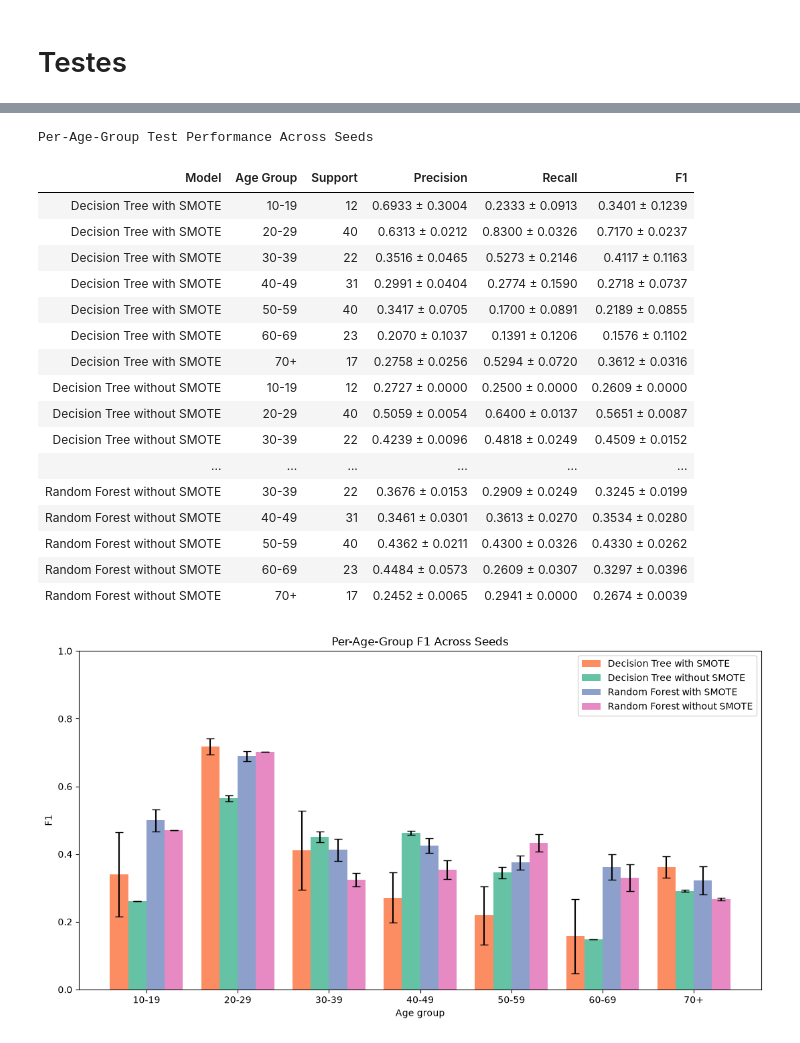
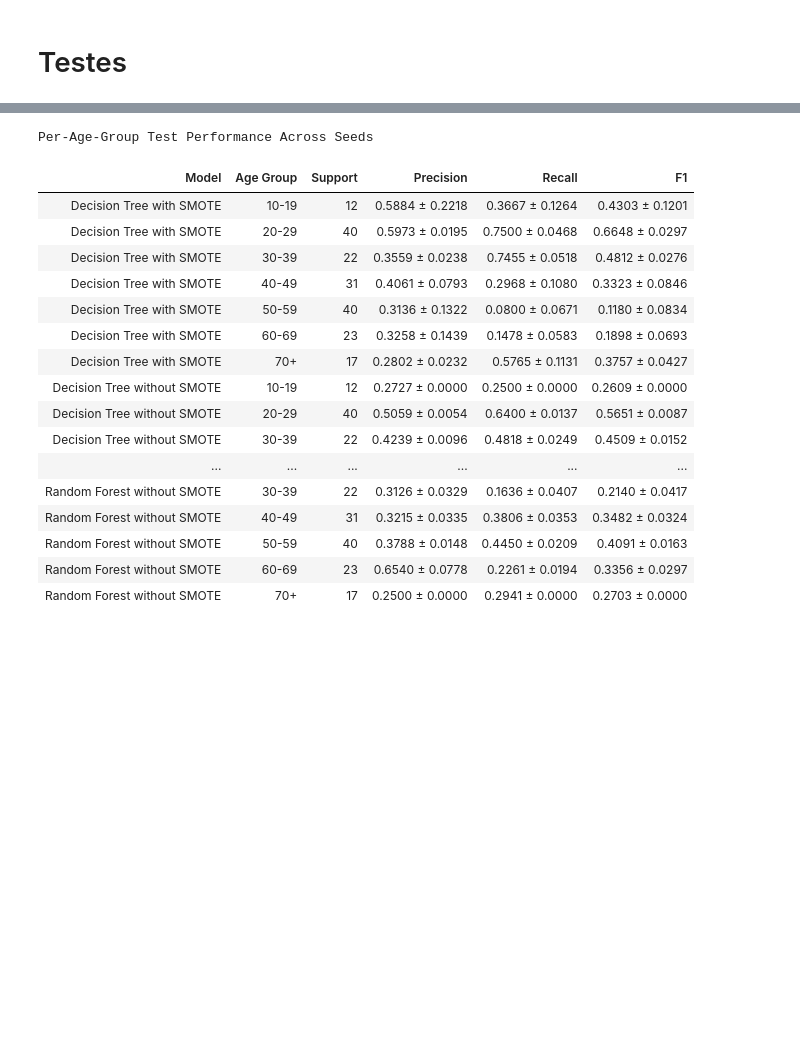
Before and after one commit to gabdumal/data_mining, a Jupyter notebook: assignment_7/test_display.ipynb, the cells around one changed output, grey strips where cells are left out. Drawn from its saved outputs; the diff is of its cells as text; code cells hidden in the pictures; blank space fills up the shorter version.

```diff
--- a/assignment_7/test_display.ipynb
+++ b/assignment_7/test_display.ipynb
@@ -109,34 +105,31 @@ Decision Tree with SMOTE — Mean Confusion Matrix
 # %%
 per_age_group_results = prepare_per_age_group_test_metrics(
     classification_model_results,
     classification_target_data_for_test,
 )
 
 per_age_group_summary = prepare_per_age_group_summary(
     per_age_group_results,
 )
 
 display_per_age_group_summary(per_age_group_summary)
-
-plot_per_age_group_f1(per_age_group_summary)
 # %% [output]
 Per-Age-Group Test Performance Across Seeds
 | Model | Age Group | Support | Precision | Recall | F1 |
-| Decision Tree with SMOTE | 10-19 | 12 | 0.6933 ± 0.3004 | 0.2333 ± 0.0913 | 0.3401 ± 0.1239 |
-| Decision Tree with SMOTE | 20-29 | 40 | 0.6313 ± 0.0212 | 0.8300 ± 0.0326 | 0.7170 ± 0.0237 |
-| Decision Tree with SMOTE | 30-39 | 22 | 0.3516 ± 0.0465 | 0.5273 ± 0.2146 | 0.4117 ± 0.1163 |
-| Decision Tree with SMOTE | 40-49 | 31 | 0.2991 ± 0.0404 | 0.2774 ± 0.1590 | 0.2718 ± 0.0737 |
-| Decision Tree with SMOTE | 50-59 | 40 | 0.3417 ± 0.0705 | 0.1700 ± 0.0891 | 0.2189 ± 0.0855 |
-| Decision Tree with SMOTE | 60-69 | 23 | 0.2070 ± 0.1037 | 0.1391 ± 0.1206 | 0.1576 ± 0.1102 |
-| Decision Tree with SMOTE | 70+ | 17 | 0.2758 ± 0.0256 | 0.5294 ± 0.0720 | 0.3612 ± 0.0316 |
+| Decision Tree with SMOTE | 10-19 | 12 | 0.5884 ± 0.2218 | 0.3667 ± 0.1264 | 0.4303 ± 0.1201 |
+| Decision Tree with SMOTE | 20-29 | 40 | 0.5973 ± 0.0195 | 0.7500 ± 0.0468 | 0.6648 ± 0.0297 |
+| Decision Tree with SMOTE | 30-39 | 22 | 0.3559 ± 0.0238 | 0.7455 ± 0.0518 | 0.4812 ± 0.0276 |
+| Decision Tree with SMOTE | 40-49 | 31 | 0.4061 ± 0.0793 | 0.2968 ± 0.1080 | 0.3323 ± 0.0846 |
+| Decision Tree with SMOTE | 50-59 | 40 | 0.3136 ± 0.1322 | 0.0800 ± 0.0671 | 0.1180 ± 0.0834 |
+| Decision Tree with SMOTE | 60-69 | 23 | 0.3258 ± 0.1439 | 0.1478 ± 0.0583 | 0.1898 ± 0.0693 |
+| Decision Tree with SMOTE | 70+ | 17 | 0.2802 ± 0.0232 | 0.5765 ± 0.1131 | 0.3757 ± 0.0427 |
 | Decision Tree without SMOTE | 10-19 | 12 | 0.2727 ± 0.0000 | 0.2500 ± 0.0000 | 0.2609 ± 0.0000 |
 | Decision Tree without SMOTE | 20-29 | 40 | 0.5059 ± 0.0054 | 0.6400 ± 0.0137 | 0.5651 ± 0.0087 |
 | Decision Tree without SMOTE | 30-39 | 22 | 0.4239 ± 0.0096 | 0.4818 ± 0.0249 | 0.4509 ± 0.0152 |
 | ... | ... | ... | ... | ... | ... |
-| Random Forest without SMOTE | 30-39 | 22 | 0.3676 ± 0.0153 | 0.2909 ± 0.0249 | 0.3245 ± 0.0199 |
-| Random Forest without SMOTE | 40-49 | 31 | 0.3461 ± 0.0301 | 0.3613 ± 0.0270 | 0.3534 ± 0.0280 |
-| Random Forest without SMOTE | 50-59 | 40 | 0.4362 ± 0.0211 | 0.4300 ± 0.0326 | 0.4330 ± 0.0262 |
-| Random Forest without SMOTE | 60-69 | 23 | 0.4484 ± 0.0573 | 0.2609 ± 0.0307 | 0.3297 ± 0.0396 |
-| Random Forest without SMOTE | 70+ | 17 | 0.2452 ± 0.0065 | 0.2941 ± 0.0000 | 0.2674 ± 0.0039 |
+| Random Forest without SMOTE | 30-39 | 22 | 0.3126 ± 0.0329 | 0.1636 ± 0.0407 | 0.2140 ± 0.0417 |
+| Random Forest without SMOTE | 40-49 | 31 | 0.3215 ± 0.0335 | 0.3806 ± 0.0353 | 0.3482 ± 0.0324 |
+| Random Forest without SMOTE | 50-59 | 40 | 0.3788 ± 0.0148 | 0.4450 ± 0.0209 | 0.4091 ± 0.0163 |
+| Random Forest without SMOTE | 60-69 | 23 | 0.6540 ± 0.0778 | 0.2261 ± 0.0194 | 0.3356 ± 0.0297 |
+| Random Forest without SMOTE | 70+ | 17 | 0.2500 ± 0.0000 | 0.2941 ± 0.0000 | 0.2703 ± 0.0000 |
-[figure, removed]
 # %%
```
Also changed, not shown: parts of 3 cells of this notebook, 12 other files.
